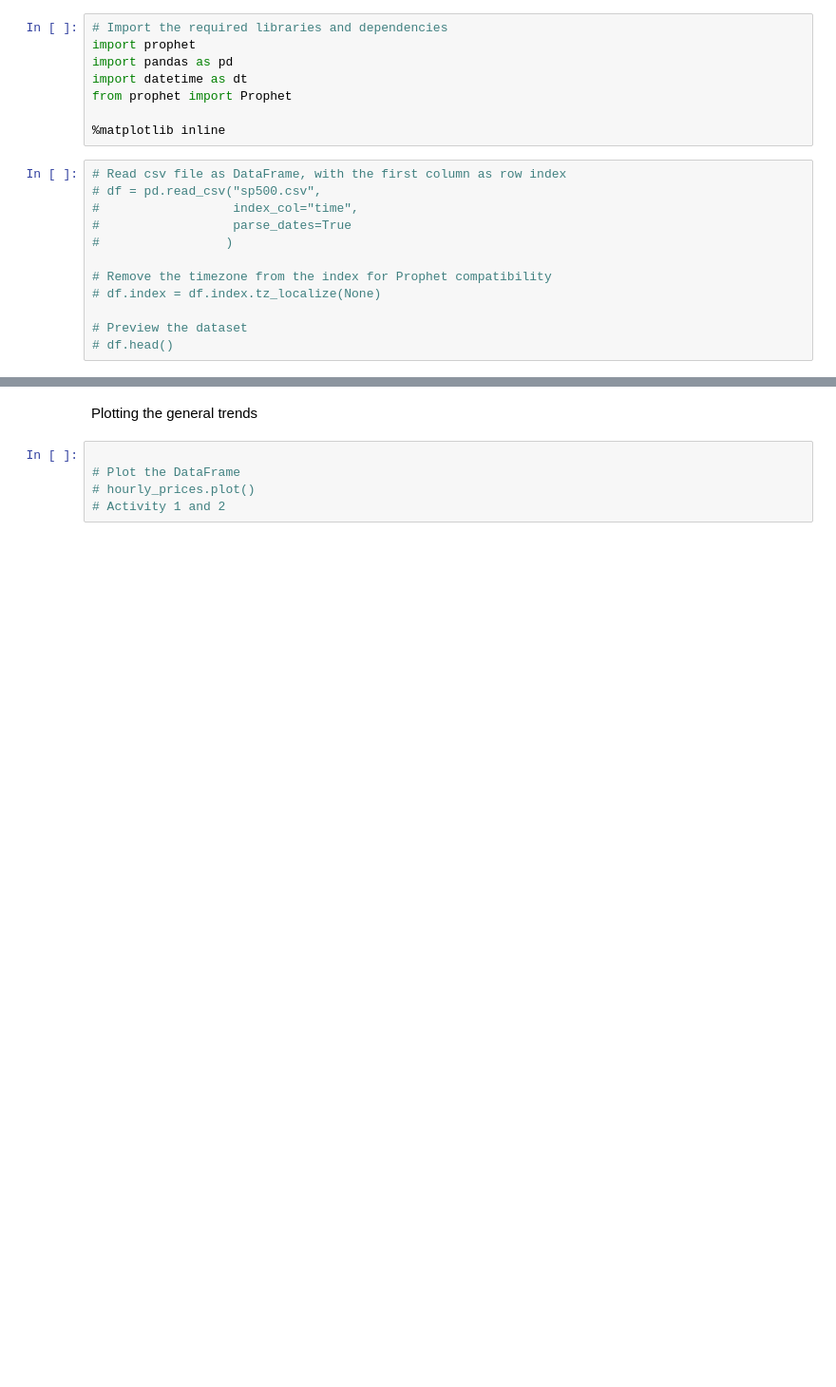
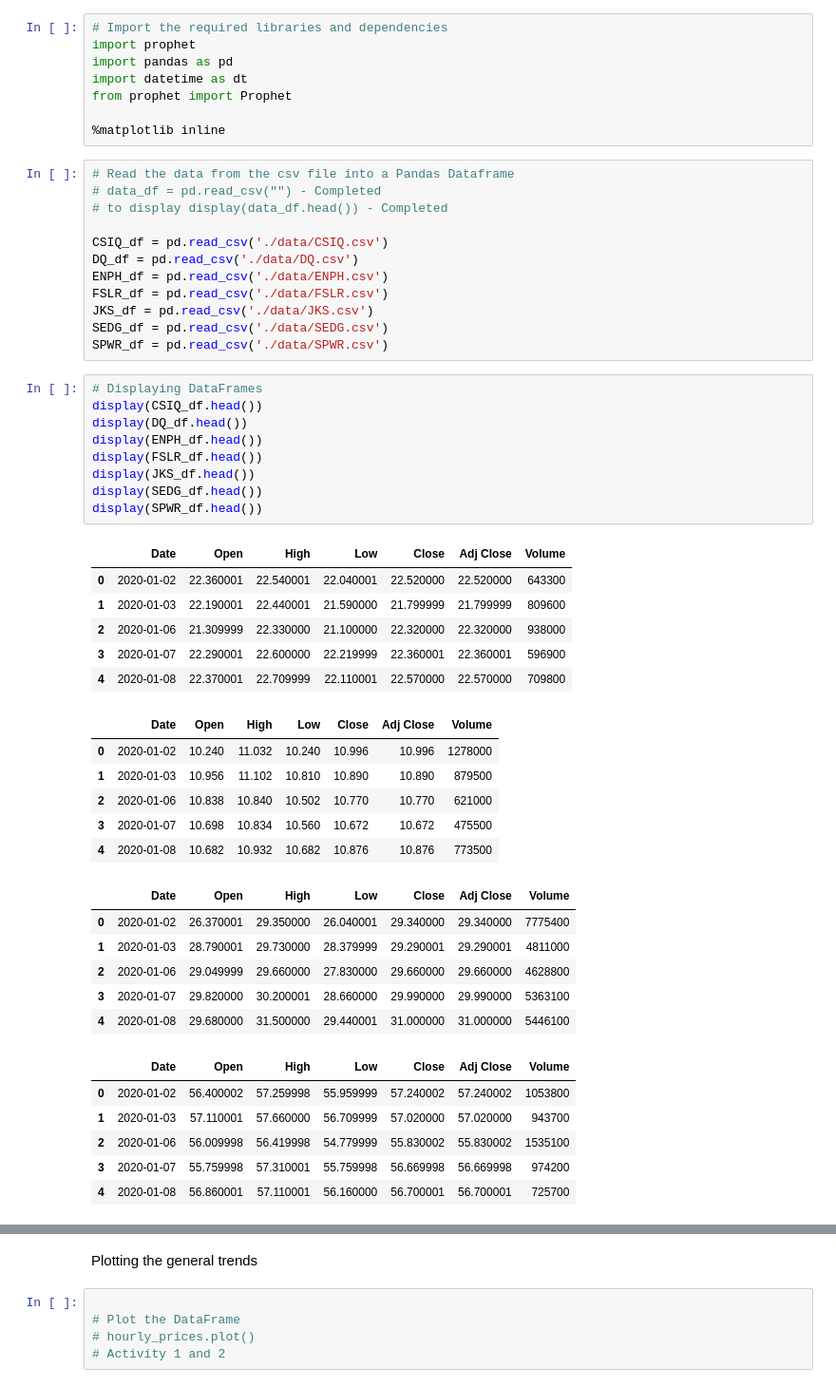
Before and after one commit to srhill12/Solar_stock_project, a Jupyter notebook: tatiana_work.ipynb, the cells around one changed output, grey strips where cells are left out. Shown at 95% size. Saved outputs shown, nothing was run; the diff lists cells and outputs as text; blank space fills up the shorter version.

Commit message:
Brought csv files into panda frame. Created a new DataFrame with the Date and Close Columns. Updated Close Columns with the stock name

```diff
--- a/tatiana_work.ipynb
+++ b/tatiana_work.ipynb
@@ -6,15 +6,49 @@ import datetime as dt
 from prophet import Prophet
 
 %matplotlib inline
-# %%
-# Read csv file as DataFrame, with the first column as row index
-# df = pd.read_csv("sp500.csv",
-#                  index_col="time",
-#                  parse_dates=True
-#                 )
-
-# Remove the timezone from the index for Prophet compatibility
-# df.index = df.index.tz_localize(None)
-
-# Preview the dataset
-# df.head()
+# %%
+# Read the data from the csv file into a Pandas Dataframe
+# data_df = pd.read_csv("") - Completed
+# to display display(data_df.head()) - Completed
+
+CSIQ_df = pd.read_csv('./data/CSIQ.csv')
+DQ_df = pd.read_csv('./data/DQ.csv')
+ENPH_df = pd.read_csv('./data/ENPH.csv')
+FSLR_df = pd.read_csv('./data/FSLR.csv')
+JKS_df = pd.read_csv('./data/JKS.csv')
+SEDG_df = pd.read_csv('./data/SEDG.csv')
+SPWR_df = pd.read_csv('./data/SPWR.csv')
+# %%
+# Displaying DataFrames
+display(CSIQ_df.head())
+display(DQ_df.head())
+display(ENPH_df.head())
+display(FSLR_df.head())
+display(JKS_df.head())
+display(SEDG_df.head())
+display(SPWR_df.head())
+# %% [output]
+|  | Date | Open | High | Low | Close | Adj Close | Volume |
+| 0 | 2020-01-02 | 22.360001 | 22.540001 | 22.040001 | 22.520000 | 22.520000 | 643300 |
+| 1 | 2020-01-03 | 22.190001 | 22.440001 | 21.590000 | 21.799999 | 21.799999 | 809600 |
+| 2 | 2020-01-06 | 21.309999 | 22.330000 | 21.100000 | 22.320000 | 22.320000 | 938000 |
+| 3 | 2020-01-07 | 22.290001 | 22.600000 | 22.219999 | 22.360001 | 22.360001 | 596900 |
+| 4 | 2020-01-08 | 22.370001 | 22.709999 | 22.110001 | 22.570000 | 22.570000 | 709800 |
+|  | Date | Open | High | Low | Close | Adj Close | Volume |
+| 0 | 2020-01-02 | 10.240 | 11.032 | 10.240 | 10.996 | 10.996 | 1278000 |
+| 1 | 2020-01-03 | 10.956 | 11.102 | 10.810 | 10.890 | 10.890 | 879500 |
+| 2 | 2020-01-06 | 10.838 | 10.840 | 10.502 | 10.770 | 10.770 | 621000 |
+| 3 | 2020-01-07 | 10.698 | 10.834 | 10.560 | 10.672 | 10.672 | 475500 |
+| 4 | 2020-01-08 | 10.682 | 10.932 | 10.682 | 10.876 | 10.876 | 773500 |
+|  | Date | Open | High | Low | Close | Adj Close | Volume |
+| 0 | 2020-01-02 | 26.370001 | 29.350000 | 26.040001 | 29.340000 | 29.340000 | 7775400 |
+| 1 | 2020-01-03 | 28.790001 | 29.730000 | 28.379999 | 29.290001 | 29.290001 | 4811000 |
+| 2 | 2020-01-06 | 29.049999 | 29.660000 | 27.830000 | 29.660000 | 29.660000 | 4628800 |
+| 3 | 2020-01-07 | 29.820000 | 30.200001 | 28.660000 | 29.990000 | 29.990000 | 5363100 |
+| 4 | 2020-01-08 | 29.680000 | 31.500000 | 29.440001 | 31.000000 | 31.000000 | 5446100 |
+|  | Date | Open | High | Low | Close | Adj Close | Volume |
+| 0 | 2020-01-02 | 56.400002 | 57.259998 | 55.959999 | 57.240002 | 57.240002 | 1053800 |
+| 1 | 2020-01-03 | 57.110001 | 57.660000 | 56.709999 | 57.020000 | 57.020000 | 943700 |
+| 2 | 2020-01-06 | 56.009998 | 56.419998 | 54.779999 | 55.830002 | 55.830002 | 1535100 |
+| 3 | 2020-01-07 | 55.759998 | 57.310001 | 55.759998 | 56.669998 | 56.669998 | 974200 |
+| 4 | 2020-01-08 | 56.860001 | 57.110001 | 56.160000 | 56.700001 | 56.700001 | 725700 |
```
Also changed, not shown: parts of 4 cells of this notebook.
